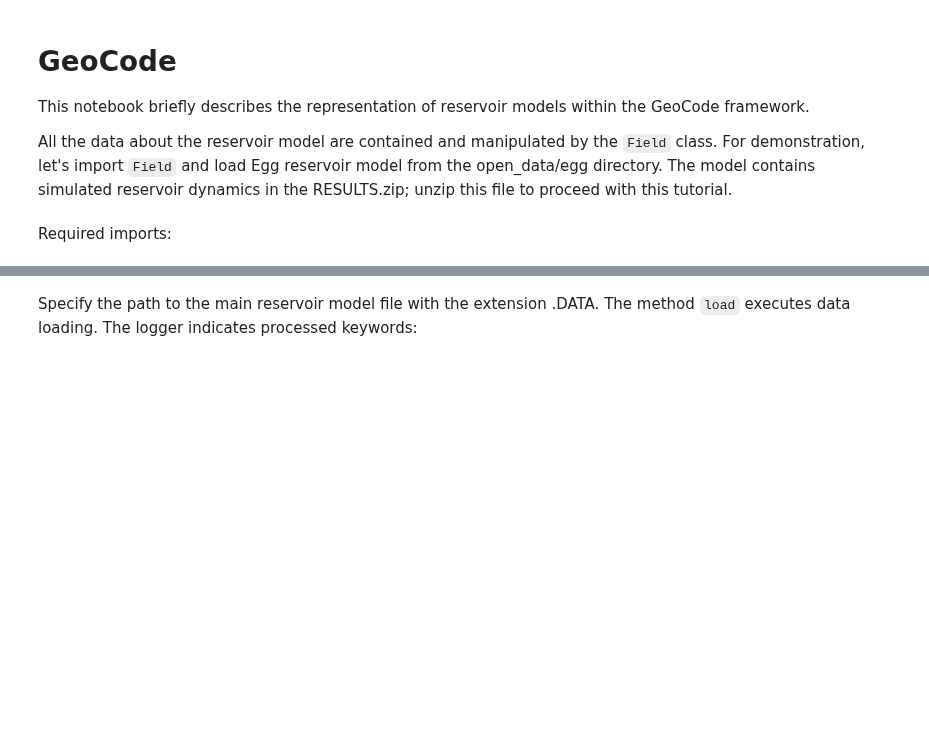
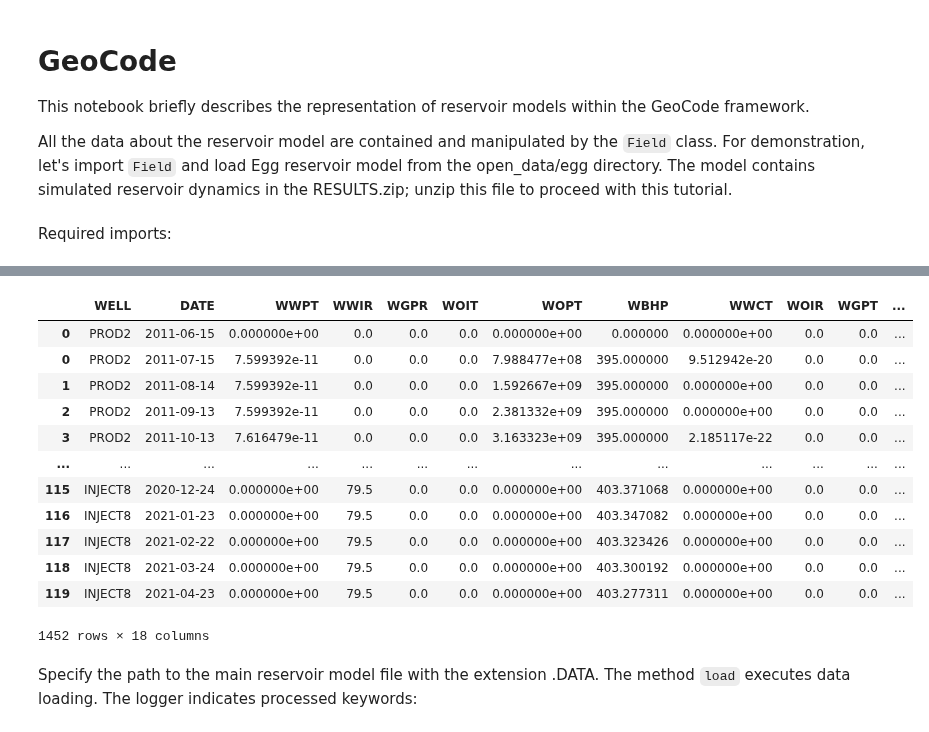
Before and after one commit to geo-kit/GeoCode, a Jupyter notebook: notebooks/Basics.ipynb, the cells around one changed output, grey strips where cells are left out. Saved outputs shown, nothing was run; the diff lists cells and outputs as text; code cells hidden in the pictures; blank space fills up the shorter version.

```diff
--- a/notebooks/Basics.ipynb
+++ b/notebooks/Basics.ipynb
@@ -9,3 +121,19 @@ Required imports:
+# %%
+results['welldata']
+# %% [output]
+|  | WELL | DATE | WWPT | WWIR | WGPR | WOIT | WOPT | WBHP | WWCT | WOIR | WGPT | ... |
+| 0 | PROD2 | 2011-06-15 | 0.000000e+00 | 0.0 | 0.0 | 0.0 | 0.000000e+00 | 0.000000 | 0.000000e+00 | 0.0 | 0.0 | ... |
+| 0 | PROD2 | 2011-07-15 | 7.599392e-11 | 0.0 | 0.0 | 0.0 | 7.988477e+08 | 395.000000 | 9.512942e-20 | 0.0 | 0.0 | ... |
+| 1 | PROD2 | 2011-08-14 | 7.599392e-11 | 0.0 | 0.0 | 0.0 | 1.592667e+09 | 395.000000 | 0.000000e+00 | 0.0 | 0.0 | ... |
+| 2 | PROD2 | 2011-09-13 | 7.599392e-11 | 0.0 | 0.0 | 0.0 | 2.381332e+09 | 395.000000 | 0.000000e+00 | 0.0 | 0.0 | ... |
+| 3 | PROD2 | 2011-10-13 | 7.616479e-11 | 0.0 | 0.0 | 0.0 | 3.163323e+09 | 395.000000 | 2.185117e-22 | 0.0 | 0.0 | ... |
+| ... | ... | ... | ... | ... | ... | ... | ... | ... | ... | ... | ... | ... |
+| 115 | INJECT8 | 2020-12-24 | 0.000000e+00 | 79.5 | 0.0 | 0.0 | 0.000000e+00 | 403.371068 | 0.000000e+00 | 0.0 | 0.0 | ... |
+| 116 | INJECT8 | 2021-01-23 | 0.000000e+00 | 79.5 | 0.0 | 0.0 | 0.000000e+00 | 403.347082 | 0.000000e+00 | 0.0 | 0.0 | ... |
+| 117 | INJECT8 | 2021-02-22 | 0.000000e+00 | 79.5 | 0.0 | 0.0 | 0.000000e+00 | 403.323426 | 0.000000e+00 | 0.0 | 0.0 | ... |
+| 118 | INJECT8 | 2021-03-24 | 0.000000e+00 | 79.5 | 0.0 | 0.0 | 0.000000e+00 | 403.300192 | 0.000000e+00 | 0.0 | 0.0 | ... |
+| 119 | INJECT8 | 2021-04-23 | 0.000000e+00 | 79.5 | 0.0 | 0.0 | 0.000000e+00 | 403.277311 | 0.000000e+00 | 0.0 | 0.0 | ... |
+1452 rows × 18 columns
 # %%
 import sys
 sys.path.append('..')
```
Also changed, not shown: parts of 26 cells of this notebook, 14 other files.
